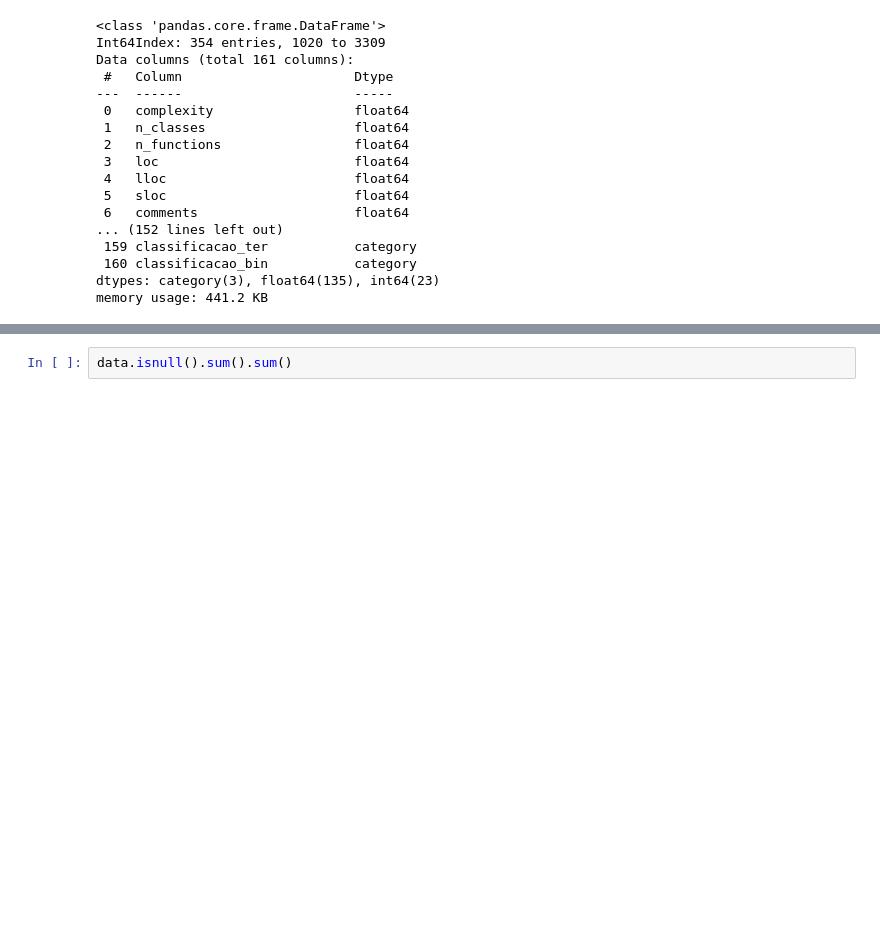
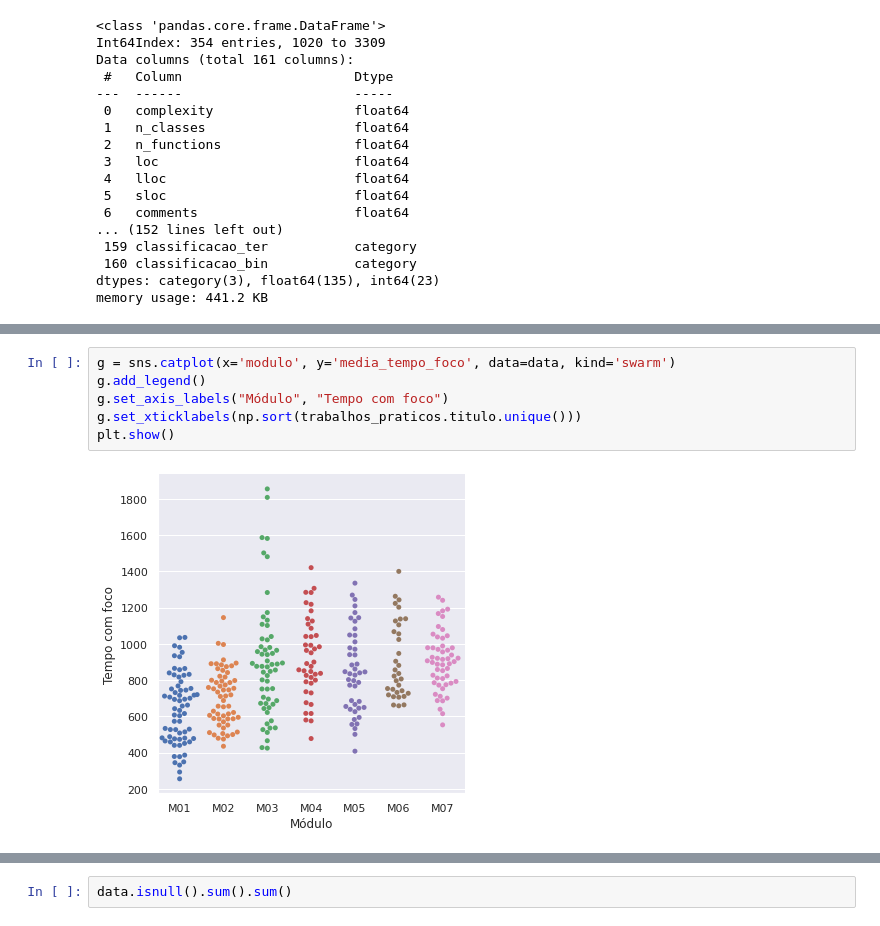
Before and after one commit to marcosmapl/dificuldade-questoes, a Jupyter notebook: notebooks/PIBIC_2021_Notebook_1_Análise_e_pré_processamento.ipynb, the cells around one changed output, grey strips where cells are left out. Cells and saved outputs as stored; diff of their text form; blank space fills up the shorter version.

```diff
--- a/notebooks/PIBIC_2021_Notebook_1_Análise_e_pré_processamento.ipynb
+++ b/notebooks/PIBIC_2021_Notebook_1_Análise_e_pré_processamento.ipynb
@@ -2009,0 +2043,8 @@ memory usage: 441.2 KB
+# %%
+g = sns.catplot(x='modulo', y='media_tempo_foco', data=data, kind='swarm')
+g.add_legend()
+g.set_axis_labels("Módulo", "Tempo com foco")
+g.set_xticklabels(np.sort(trabalhos_praticos.titulo.unique()))
+plt.show()
+# %% [output]
+[figure, added]
```
Also changed, not shown: parts of 60 cells of this notebook.
